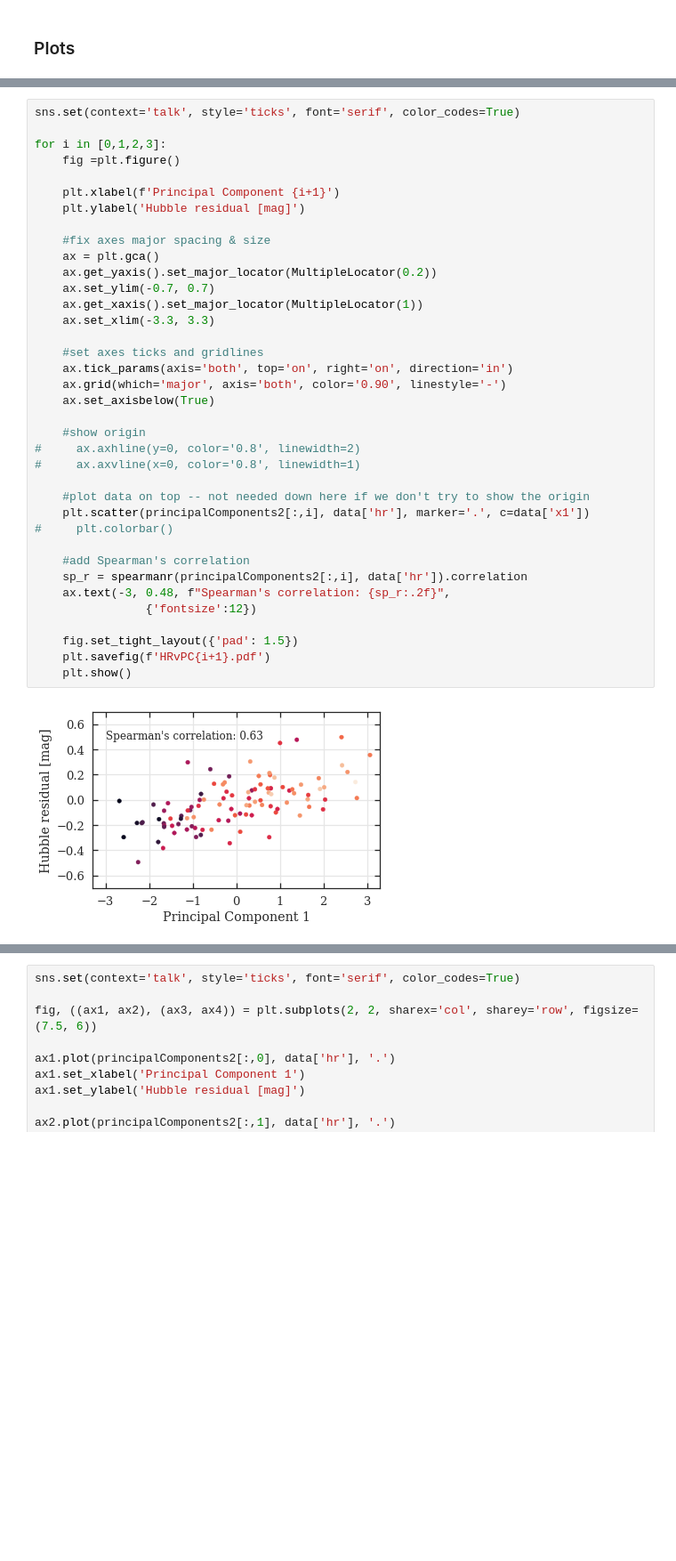
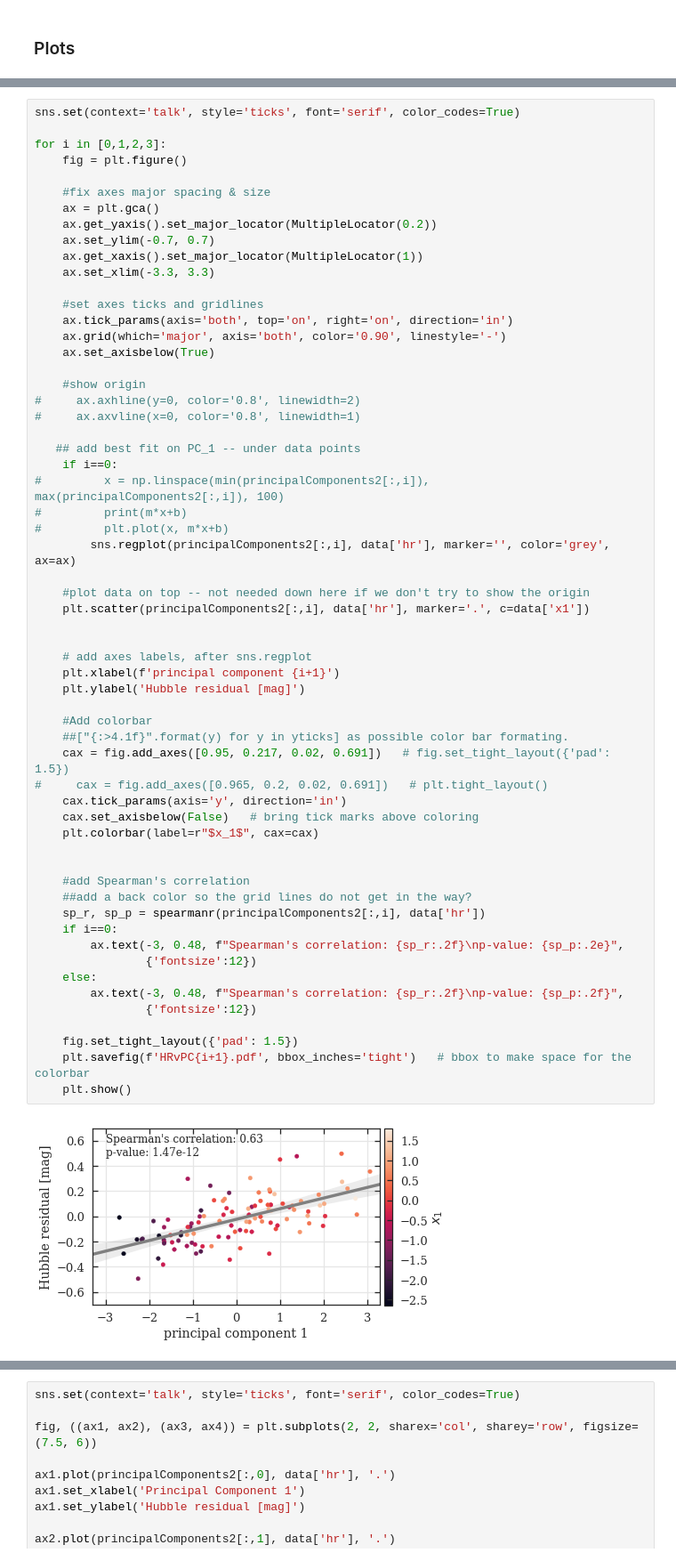
Before and after one commit to benjaminrose/MC-Age, a Jupyter notebook: figures/Discussion-PCA.ipynb, the cells around one changed output, grey strips where cells are left out. Shown: that part at 89% size. Drawn from its saved outputs; the diff is of its cells as text; blank space fills up the shorter version.

```diff
--- a/figures/Discussion-PCA.ipynb
+++ b/figures/Discussion-PCA.ipynb
@@ -260,39 +268,61 @@ spearmanr(principalComponents2[:,0], data['hr']).correlation
 # %%
 sns.set(context='talk', style='ticks', font='serif', color_codes=True)
 
 for i in [0,1,2,3]:
-    fig =plt.figure()
-
-    plt.xlabel(f'Principal Component {i+1}')
-    plt.ylabel('Hubble residual [mag]')
+    fig = plt.figure()
 
     #fix axes major spacing & size
     ax = plt.gca()
     ax.get_yaxis().set_major_locator(MultipleLocator(0.2))
     ax.set_ylim(-0.7, 0.7)
     ax.get_xaxis().set_major_locator(MultipleLocator(1))
     ax.set_xlim(-3.3, 3.3)
 
     #set axes ticks and gridlines
     ax.tick_params(axis='both', top='on', right='on', direction='in')
     ax.grid(which='major', axis='both', color='0.90', linestyle='-')
     ax.set_axisbelow(True)
 
     #show origin
 #     ax.axhline(y=0, color='0.8', linewidth=2)
 #     ax.axvline(x=0, color='0.8', linewidth=1)
 
+   ## add best fit on PC_1 -- under data points
+    if i==0:
+#         x = np.linspace(min(principalComponents2[:,i]), max(principalComponents2[:,i]), 100)
+#         print(m*x+b)
+#         plt.plot(x, m*x+b)
+        sns.regplot(principalComponents2[:,i], data['hr'], marker='', color='grey', ax=ax)
+
     #plot data on top -- not needed down here if we don't try to show the origin
     plt.scatter(principalComponents2[:,i], data['hr'], marker='.', c=data['x1'])
-#     plt.colorbar()
+
+
+    # add axes labels, after sns.regplot
+    plt.xlabel(f'principal component {i+1}')
+    plt.ylabel('Hubble residual [mag]')
+
+    #Add colorbar
+    ##["{:>4.1f}".format(y) for y in yticks] as possible color bar formating.
+    cax = fig.add_axes([0.95, 0.217, 0.02, 0.691])   # fig.set_tight_layout({'pad': 1.5})
+#     cax = fig.add_axes([0.965, 0.2, 0.02, 0.691])   # plt.tight_layout()
+    cax.tick_params(axis='y', direction='in')
+    cax.set_axisbelow(False)   # bring tick marks above coloring
+    plt.colorbar(label=r"$x_1$", cax=cax)
+
 
     #add Spearman's correlation
-    sp_r = spearmanr(principalComponents2[:,i], data['hr']).correlation
-    ax.text(-3, 0.48, f"Spearman's correlation: {sp_r:.2f}",
+    ##add a back color so the grid lines do not get in the way?
+    sp_r, sp_p = spearmanr(principalComponents2[:,i], data['hr'])
+    if i==0:
+        ax.text(-3, 0.48, f"Spearman's correlation: {sp_r:.2f}\np-value: {sp_p:.2e}",
+                {'fontsize':12})
+    else:
+        ax.text(-3, 0.48, f"Spearman's correlation: {sp_r:.2f}\np-value: {sp_p:.2f}",
                 {'fontsize':12})
 
     fig.set_tight_layout({'pad': 1.5})
-    plt.savefig(f'HRvPC{i+1}.pdf')
+    plt.savefig(f'HRvPC{i+1}.pdf', bbox_inches='tight')   # bbox to make space for the colorbar
     plt.show()
 # %% [output]
-[figure, old version]
+[figure, new version]
```
Also changed, not shown: parts of 5 cells of this notebook, 5 other files.
